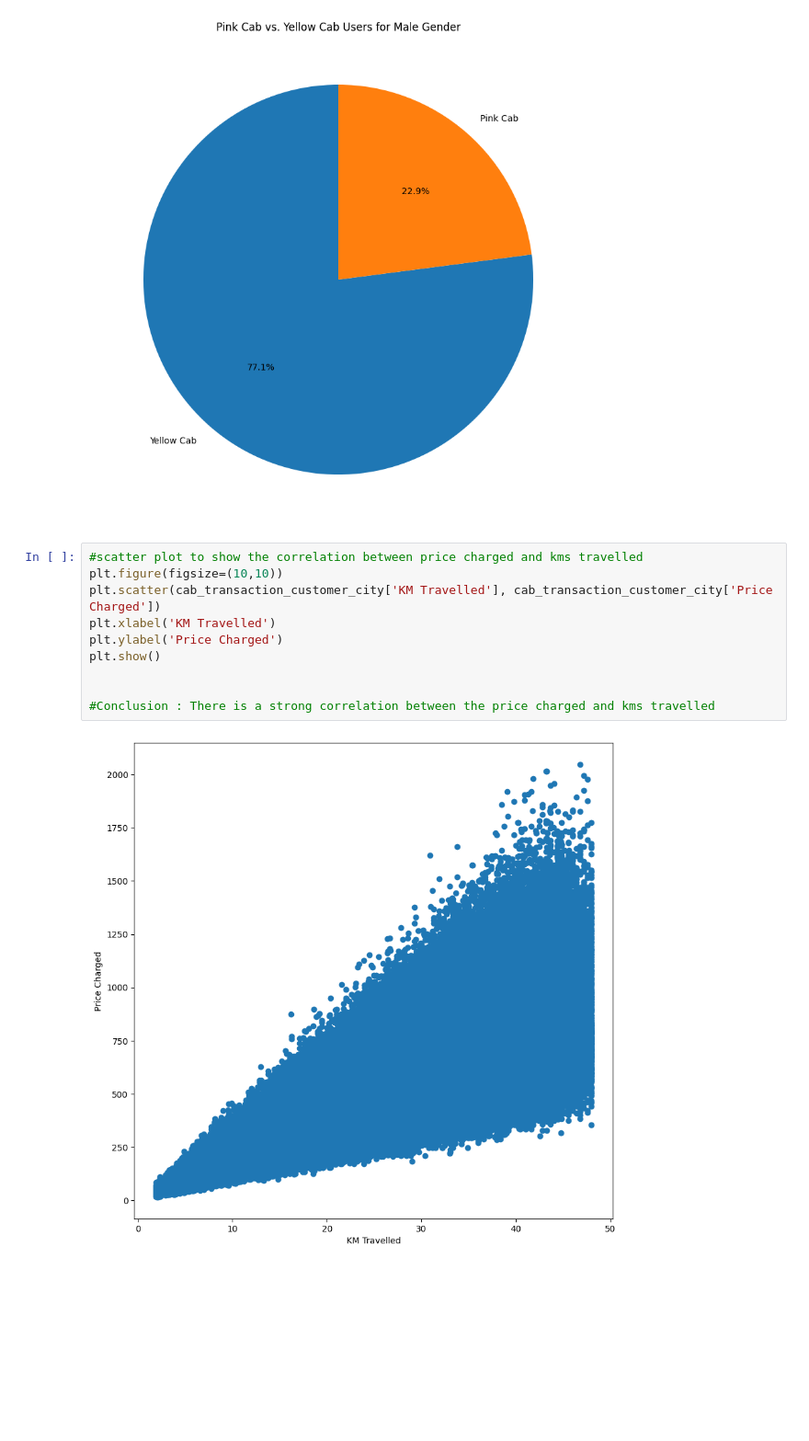
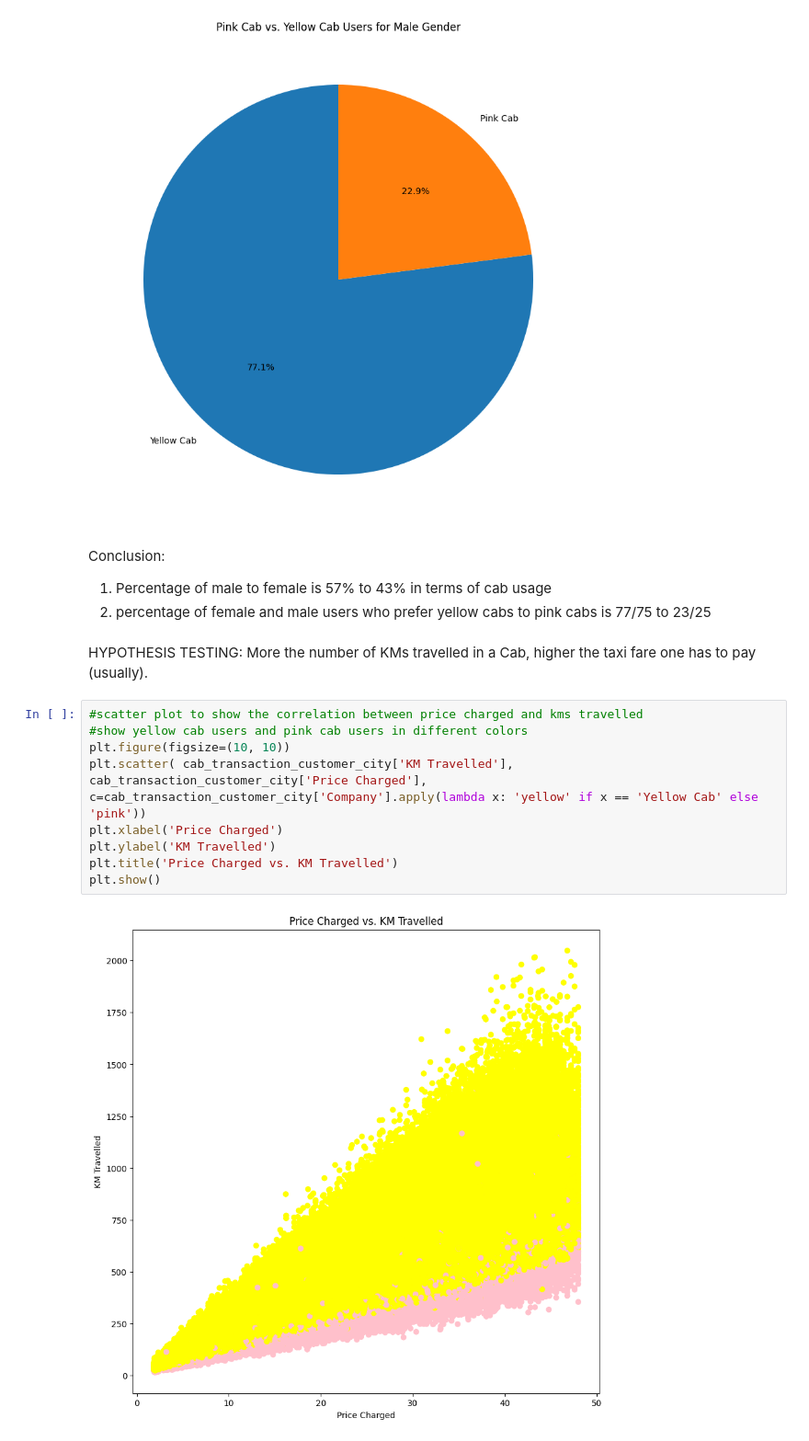
Before and after one commit to RahulKorde19/DataGlacier, a Jupyter notebook: Week2/EDA_Notebook.ipynb, the cells around one changed output. Shown at 92% size. Drawn from its saved outputs; the diff is of its cells as text; blank space fills up the shorter version.

Commit message:
Final hypothesis added

```diff
--- a/Week2/EDA_Notebook.ipynb
+++ b/Week2/EDA_Notebook.ipynb
@@ -211,15 +232,21 @@ plt.show()
 [figure]
 [figure]
 [figure]
+# %% [markdown]
+Conclusion:
+1. Percentage of male to female is 57% to 43% in terms of cab usage
+2. percentage of female and male users who prefer yellow cabs to pink cabs is 77/75 to 23/25
+# %% [markdown]
+HYPOTHESIS TESTING:
+More the number of KMs travelled in a Cab, higher the taxi fare one has to pay (usually).
 # %%
 #scatter plot to show the correlation between price charged and kms travelled
-plt.figure(figsize=(10,10))
-plt.scatter(cab_transaction_customer_city['KM Travelled'], cab_transaction_customer_city['Price Charged'])
-plt.xlabel('KM Travelled')
-plt.ylabel('Price Charged')
+#show yellow cab users and pink cab users in different colors
+plt.figure(figsize=(10, 10))
+plt.scatter( cab_transaction_customer_city['KM Travelled'], cab_transaction_customer_city['Price Charged'], c=cab_transaction_customer_city['Company'].apply(lambda x: 'yellow' if x == 'Yellow Cab' else 'pink'))
+plt.xlabel('Price Charged')
+plt.ylabel('KM Travelled')
+plt.title('Price Charged vs. KM Travelled')
 plt.show()
-
-
-#Conclusion : There is a strong correlation between the price charged and kms travelled
 # %% [output]
-[figure, old version]
+[figure, new version]
```
Also changed, not shown: parts of 25 cells of this notebook.
